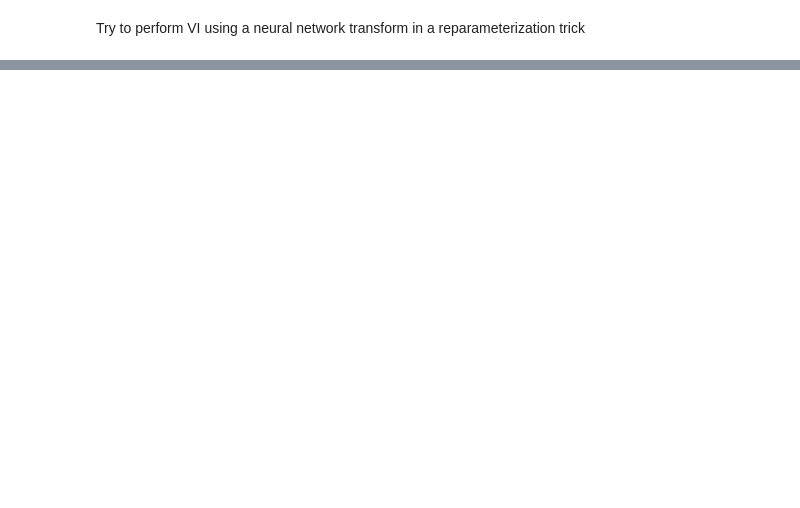
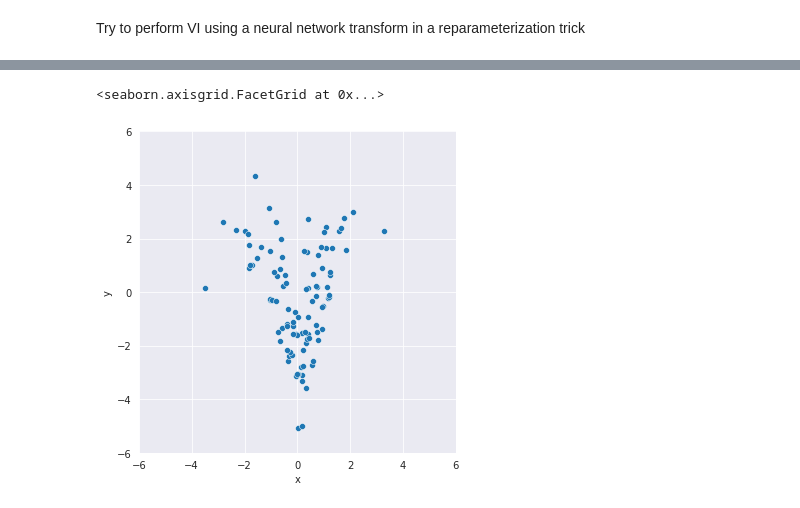
Before and after one commit to facebookresearch/beanmachine, a Jupyter notebook: src/beanmachine/ppl/experimental/IAFVI.ipynb, the cells around one changed output, grey strips where cells are left out. Cells and saved outputs as stored; diff of their text form; code cells hidden in the pictures; blank space fills up the shorter version.

```diff
--- a/src/beanmachine/ppl/experimental/IAFVI.ipynb
+++ b/src/beanmachine/ppl/experimental/IAFVI.ipynb
@@ -85,3 +108,19 @@ g.set(
+# %%
+g = sns.relplot(
+    data=pd.DataFrame({
+        "x": vi_samples[:,0],
+        "y": vi_samples[:,1],
+    }),
+    x="x",
+    y="y",
+)
+g.set(
+    xlim=[-6,6],
+    ylim=[-6,6],
+)
+# %% [output]
+<seaborn.axisgrid.FacetGrid at 0x...>
+[figure, added]
 # %%
 xs = torch.linspace(-6,6)
 ys = torch.linspace(-6,6)
```
Also changed, not shown: parts of 7 cells of this notebook, 3 other files.
